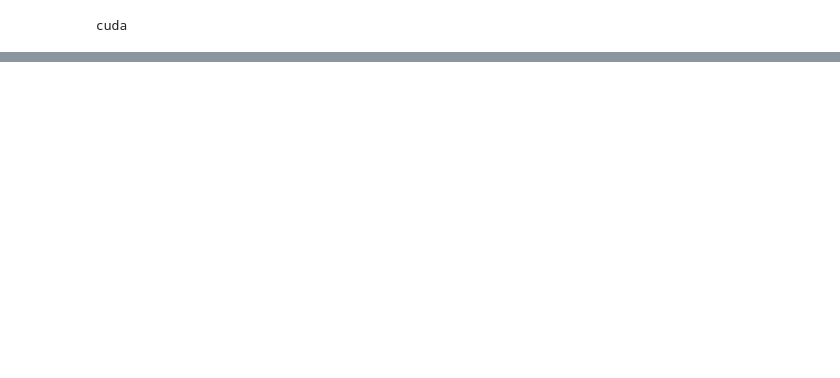
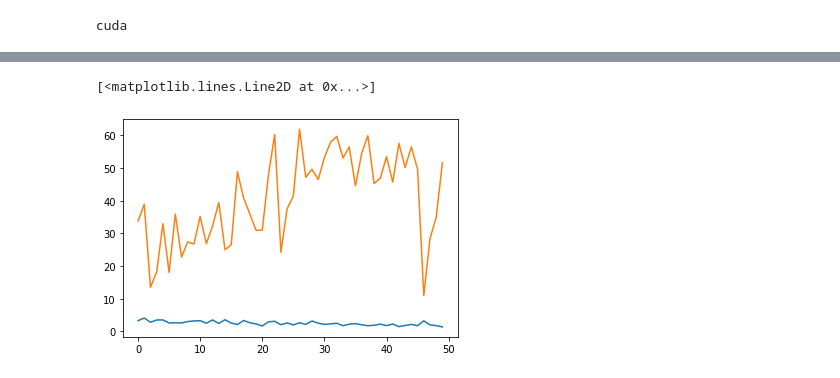
Before and after one commit to codekali/Neural-SC-Descriptor, a Jupyter notebook: firstTrial.ipynb, the cells around one changed output, grey strips where cells are left out. Drawn from its saved outputs; the diff is of its cells as text; code cells hidden in the pictures; blank space fills up the shorter version.

```diff
--- a/firstTrial.ipynb
+++ b/firstTrial.ipynb
@@ -18,6 +18,6 @@ for line in file:
   count+=1
 print(len(Y))
 print(len(X))
-X=X[0:1000]
-Y=Y[0:1000]
+X=X[0:100]
+Y=Y[0:100]
 # %% [output]
@@ -41,8 +42,8 @@ for line in file:
   count+=1
 print(len(Y_valid))
 print(len(X_valid))
-X_valid=X_valid[0:100]
-Y_valid=Y_valid[0:100]
+X_valid=X_valid[0:20]
+Y_valid=Y_valid[0:20]
 # %% [output]
 20000
 20000
@@ -60,15 +58,13 @@ class Dataset(data.Dataset):
   def __init__(self, X_item, Y_item):
     self.X_item=X_item
     self.Y_item=Y_item
-    # No need for this
-    self.device=device
 
   def __len__(self):
-        'Denotes the total number of samples'
-        return len(self.X_item)
+    return len(self.X_item)
 
   def __getitem__(self, index):
     X = self.X_item[index]
+
     Y = self.Y_item[index]
     return X, Y
 # %%
@@ -102,45 +91,34 @@ Successfully installed sacremoses-0.0.41 sentencepiece-0.1.86 tokenizers-0.5.2 t
 # %%
 from transformers import T5Tokenizer, T5ForConditionalGeneration
 import torch.optim as optim
+import matplotlib.pyplot as plt
 
 tokenizer = T5Tokenizer.from_pretrained('t5-small')
 model = T5ForConditionalGeneration.from_pretrained('t5-small')
 model = model.to(device)
 # optimizer should be defined outside training loop
 optimizer = optim.SGD(model.parameters(), lr=0.01)
-for epoch in range(15):
+loss_train = []
+loss_valid = []
+
+for epoch in range(50):
     trainloss=0
     validloss=0
     # Training
     for local_batch, local_labels in training_generator:
-        """Transfer local_batch and labels to GPU"""
-        #local_batch, local_labels = local_batch.to(device), local_labels.to(device)
-        """ You can write the above statement as:
-        local_batch=(x.to(device) for x in local_batch)
-        local_labels=(x.to(device) for x in local_labels)
-        But I have transfered them to the device after encoding them
-        """
         optimizer.zero_grad()
         """Forward Function Implementation"""
-        # batch_encode_plus also returns a mask, try passing that mask as well in the model.
-        # Refer - https://github.com/huggingface/transformers/blob/a79a9e1241b9257bbce1d933fee47f3a8ff90797/examples/translation/t5/evaluate_wmt.py#L17
         # Also, put the encode function in dataset. Return encoded matrix values from dataset. Here, only take it to gpu.
         input_ids = tokenizer.batch_encode_plus(local_batch, return_tensors="pt",pad_to_max_length=True)
         label = tokenizer.batch_encode_plus(local_labels, return_tensors="pt",pad_to_max_length=True)
-        outputs = model(input_ids=(input_ids['input_ids']).to(device), lm_labels=(label['input_ids']).to(device))
+        outputs = model(input_ids=(input_ids['input_ids']).to(device), lm_labels=(label['input_ids']).to(device),attention_mask=(input_ids['attention_mask']).to(device))
         loss, prediction_scores = outputs[:2]
         trainloss=loss
-        #print(loss)
         """Forward Function Ends here"""
         """Loss and optimizer"""
-        # No you shouldn't do model zero grad. This will reset model.
-        # model.zero_grad()
         loss.backward()
-        # If you define optimizer here, new optimizer will be declared every step - no training will happen.
-        # optimizer = optim.SGD(model.parameters(), lr=0.01)
-        # optimizer.zero_grad() should be before loss.backward. Ideally at the top of training loop. Before model.
-        # optimizer.zero_grad()
         optimizer.step()
+    loss_train.append(trainloss)
 
 
     """Validation"""
@@ -152,6 +130,9 @@ for epoch in range(15):
           outputs = model(input_ids=(input_ids['input_ids']).to(device), lm_labels=(label['input_ids']).to(device))
           loss, prediction_scores = outputs[:2]
           validloss=loss
+    loss_valid.append(validloss)
     print("\nEpoch ", epoch, " completed!, Training LOSS is: ", trainloss, " Validation loss is: ", validloss)
+plt.plot(loss_train)
+plt.plot(loss_valid)
     #print(loss, "\n\n")
 # %% [output]
@@ -174,0 +156,2 @@ Epoch  14  completed!, Training LOSS is:  tensor(10.9508, device='cuda:0', grad_
+[<matplotlib.lines.Line2D at 0x...>]
+[figure, added]
```
Also changed, not shown: parts of 8 cells of this notebook.
